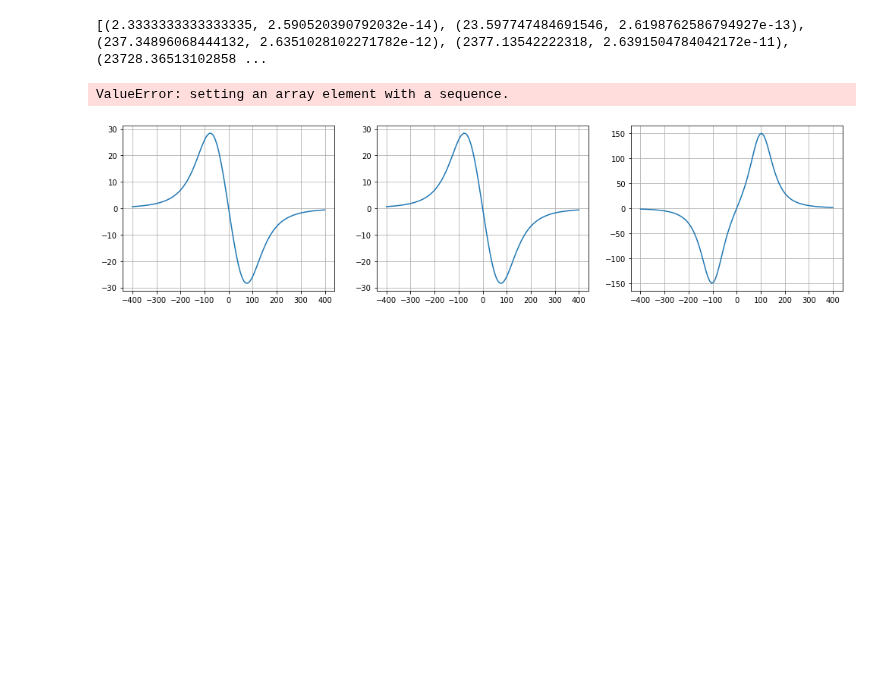
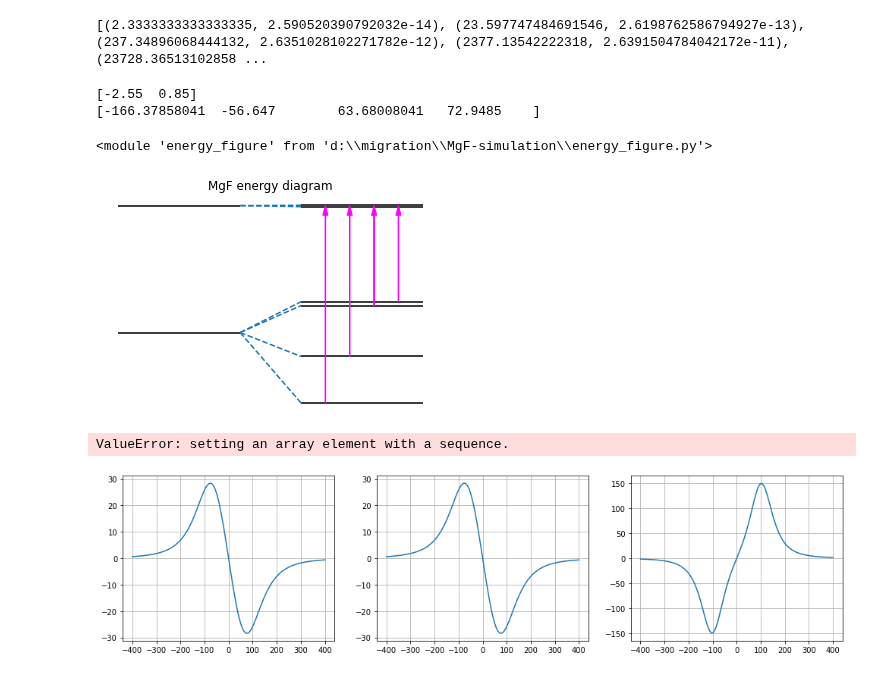
Before and after one commit to DongkyuLim/MgF-simulation, a Jupyter notebook: Practice Note in here.ipynb, the cells around one changed output. Drawn from its saved outputs; the diff is of its cells as text; code cells hidden in the pictures; blank space fills up the shorter version.

```diff
--- a/Practice Note in here.ipynb
+++ b/Practice Note in here.ipynb
@@ -32,8 +35,7 @@ print(maps)
 # %% [output]
 [(2.3333333333333335, 2.590520390792032e-14), (23.597747484691546, 2.6198762586794927e-13), (237.34896068444132, 2.6351028102271782e-12), (2377.13542222318, 2.6391504784042172e-11), (23728.36513102858 ...
 # %%
-#Main variables
-
+#Define the constants
 main_detune = 17
 sideband_detune = 120
 white_detune = 10
@@ -47,8 +49,6 @@ t0_start=0
 t0_step=1
 t0_end=3500000
 
-
-#Define the constants
 Gamma = 22 # Hz to kHz, Decay rate
 wavelength = 359.3e-9 # m to mm
 k = 1/wavelength*2*np.pi #x_0
@@ -61,9 +61,9 @@ F0 = cts.hbar/(x0*t0)
 mass = 43*cts.value('atomic mass constant')/m0 # m_0
 mag_field_grad = 1252.8168984164048*x0
 waist = 0.012/x0
-v_max = 201/7.
-z_max = 384.855e-3/x0
-z_start = 384.855e-3/x0
+v_max = 8.
+z_max = 0.012/x0
+z_start = 0.012/x0
 omega = 2*np.pi*(cts.c/wavelength) #Transition frequency
 Isat = np.pi*cts.h*cts.c*Gamma*2*np.pi*1e6/3*1/(wavelength)**3
 t_eval = np.arange(t0_start,t0_end,t0_step)
@@ -83,11 +83,11 @@ gamma = 50.697/Gamma,b=154.7/Gamma, c=178.5/Gamma,gI=5.585,gS=2.0023193043622,
 E_X = np.unique(np.diag(H0_X))
 
 H0_A, Bq_A, Abasis = pylcp.hamiltonians.XFmolecules.Astate(J=0.5,I=0.5,
-    P=+1,B=15788.2/Gamma,D=0.,H=0.,a=109/Gamma,b=-52./Gamma,c=0.,q=0., p=15./Gamma,
+    P=+1,B=15788.2/Gamma,D=0.,H=0.,a=109./Gamma,b=-299.2/Gamma,c=274.2/Gamma,q=0., p=15./Gamma,
     muB=cts.value('Bohr magneton in Hz/T')/1e6*1e-4/Gamma,
-    muN=cts.m_e/cts.m_p*cts.value('Bohr magneton in Hz/T')*1e-4*1e-6/Gamma,return_basis=True
+    muN=cts.m_e/cts.m_p*cts.value('Bohr magneton in Hz/T')*1e-4*1e-6/Gamma,
+    gl=53/(2*15788.2),glprime=15/(2*15788.2),greprime=0.,return_basis=True
     )
-
 # gJ : Lande g-factor, p : parity(e parity)
 
 E_A = np.unique(np.diag(H0_A))
@@ -97,3 +97,50 @@ dijq = pylcp.hamiltonians.XFmolecules.dipoleXandAstates(
     )
 
 hamiltonian = pylcp.hamiltonian(H0_X, H0_A, Bq_X, Bq_A, dijq,mass = mass)
+# %%
+print(E_A*22)
+print(E_X*22)
+# %% [output]
+[-2.55  0.85]
+[-166.37858041  -56.647        63.68008041   72.9485    ]
+# %%
+importlib.reload(energy_figure)
+# %% [output]
+<module 'energy_figure' from 'd:\\migration\\MgF-simulation\\energy_figure.py'>
+# %%
+diag = energy_figure.energy_diagram()
+
+Hfs_X = dict()
+Hfs_A = dict()
+
+Hfs_X["F=1-"] = E_X[0]*Gamma
+Hfs_X["F=0"] = E_X[1]*Gamma
+Hfs_X["F=1+"] = E_X[2]*Gamma
+Hfs_X["F=2"] = E_X[3]*Gamma
+
+Hfs_A["F'=0"] = E_A[0]*Gamma
+Hfs_A["F'=1"] = E_A[1]*Gamma
+
+diag.add_energy(0,"Xstate")
+diag.next_Y()
+diag.add_energy(0,"Astate")
+
+diag.next_X(add_offset=1.5)
+for hfx in Hfs_X:
+    diag.add_energy(Hfs_X[hfx],hfx)
+    diag.split("Xstate",hfx,linestyle="--")
+
+diag.next_Y()
+for hfa in Hfs_A:
+    diag.add_energy(Hfs_A[hfa],hfa)
+    diag.split("Astate",hfa,linestyle="--")
+
+for hfx in Hfs_X:
+    diag.transmission("F'=1",hfx,arrow_type=True,color="magenta",width=0.5,headwidth=5,headlength=10)
+# for hfx in Hfs_X:
+    # diag.transmission("F'=1",hfx,up_offset=-30,arrow_type=True,color="cyan",width=0.5,headwidth=5,headlength=10)
+
+
+diag.plot(axis_on=0,saving=1,name="MgF energy diagram")
+# %% [output]
+[figure, added]
```
Also changed, not shown: parts of 3 cells of this notebook, 8 other files.
